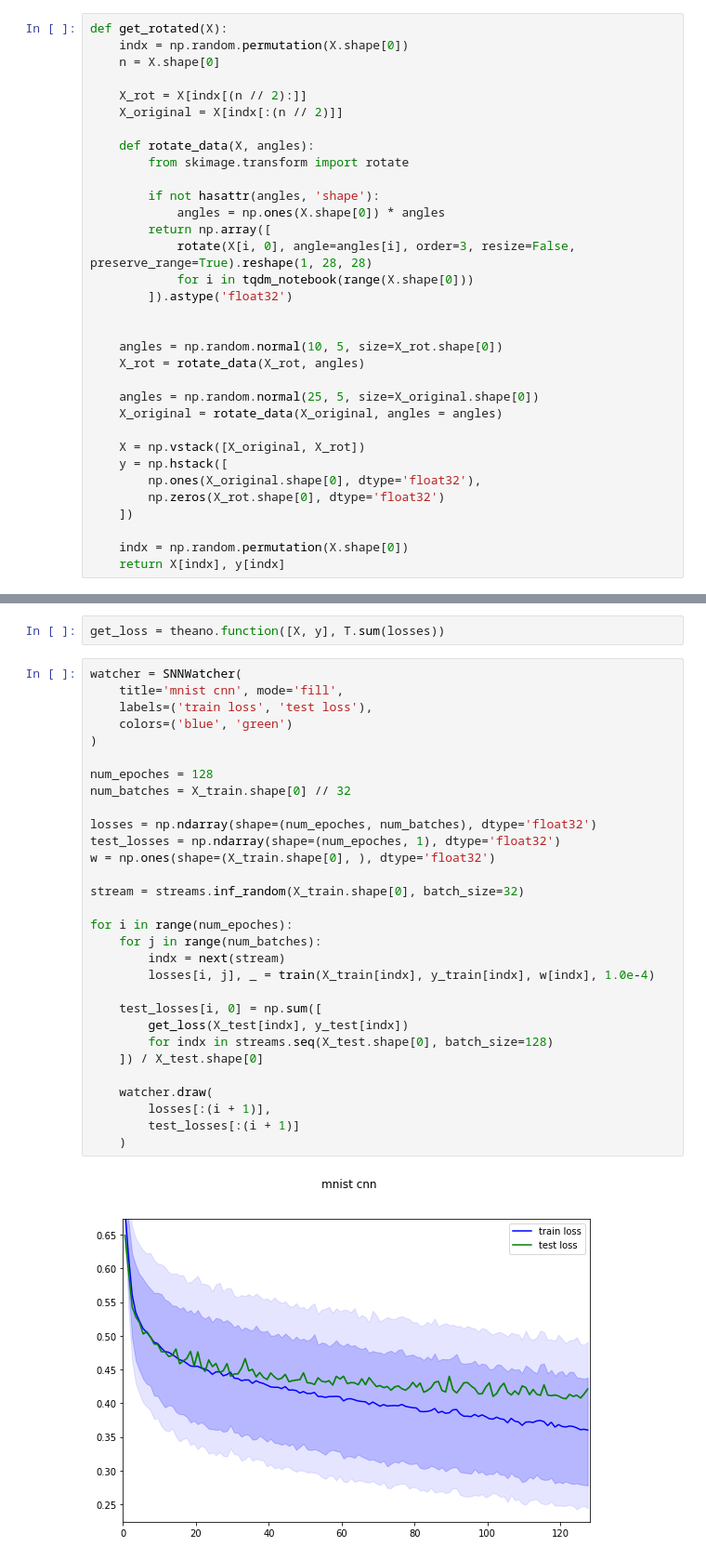
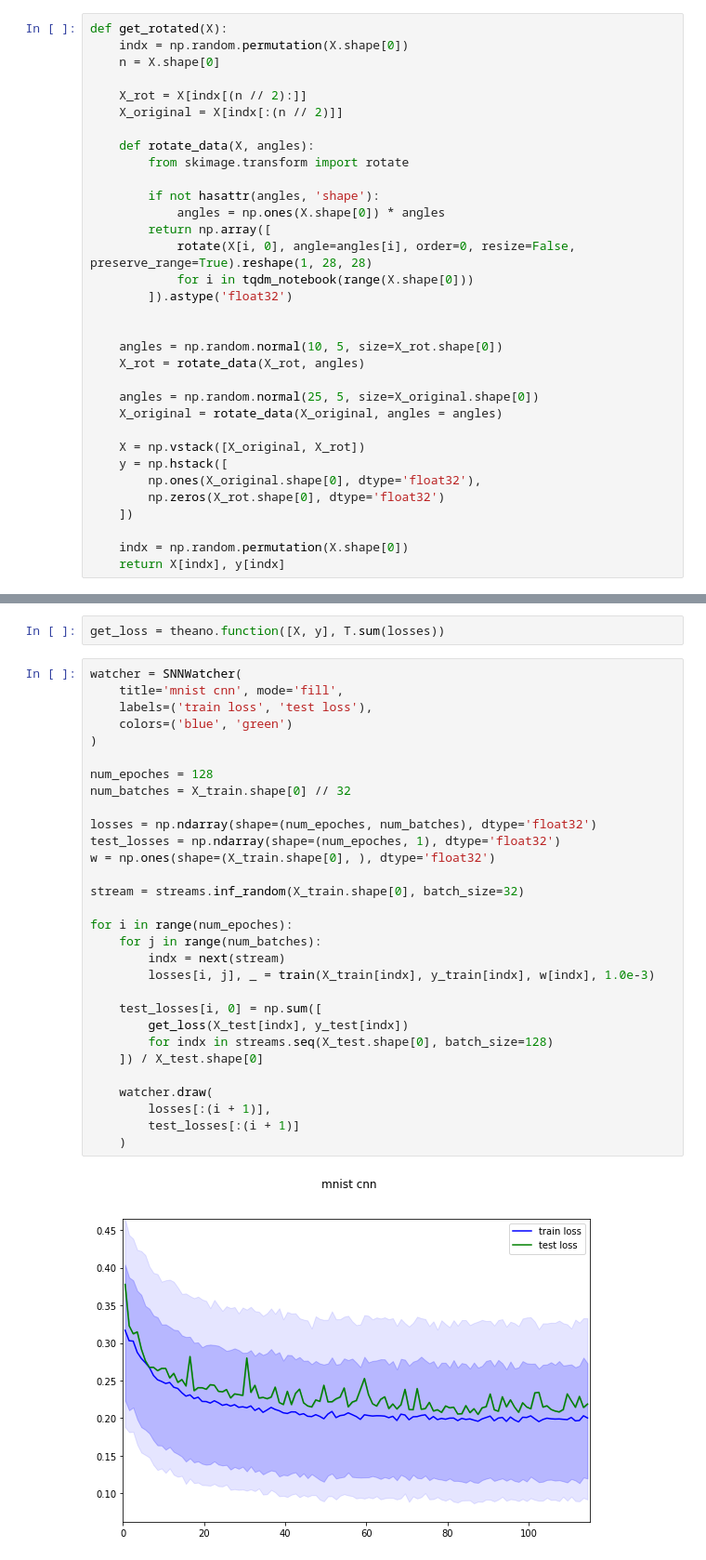
Before and after one commit to HSE-LAMBDA/unlabeled_learning, a Jupyter notebook: MNIST-rotated-CNN.ipynb, the cells around one changed output, grey strips where cells are left out. Shown: that part at 93% size. Cells and saved outputs as stored; diff of their text form.

Commit message:
MNIST order=0

```diff
--- a/MNIST-rotated-CNN.ipynb
+++ b/MNIST-rotated-CNN.ipynb
@@ -35,7 +35,7 @@ def get_rotated(X):
         if not hasattr(angles, 'shape'):
             angles = np.ones(X.shape[0]) * angles
         return np.array([
-            rotate(X[i, 0], angle=angles[i], order=3, resize=False, preserve_range=True).reshape(1, 28, 28)
+            rotate(X[i, 0], angle=angles[i], order=0, resize=False, preserve_range=True).reshape(1, 28, 28)
             for i in tqdm_notebook(range(X.shape[0]))
         ]).astype('float32')
 
@@ -179,32 +179,32 @@ get_loss = theano.function([X, y], T.sum(losses))
 # %%
 watcher = SNNWatcher(
     title='mnist cnn', mode='fill',
     labels=('train loss', 'test loss'),
     colors=('blue', 'green')
 )
 
 num_epoches = 128
 num_batches = X_train.shape[0] // 32
 
 losses = np.ndarray(shape=(num_epoches, num_batches), dtype='float32')
 test_losses = np.ndarray(shape=(num_epoches, 1), dtype='float32')
 w = np.ones(shape=(X_train.shape[0], ), dtype='float32')
 
 stream = streams.inf_random(X_train.shape[0], batch_size=32)
 
 for i in range(num_epoches):
     for j in range(num_batches):
         indx = next(stream)
-        losses[i, j], _ = train(X_train[indx], y_train[indx], w[indx], 1.0e-4)
+        losses[i, j], _ = train(X_train[indx], y_train[indx], w[indx], 1.0e-3)
 
     test_losses[i, 0] = np.sum([
         get_loss(X_test[indx], y_test[indx])
         for indx in streams.seq(X_test.shape[0], batch_size=128)
     ]) / X_test.shape[0]
 
     watcher.draw(
         losses[:(i + 1)],
         test_losses[:(i + 1)]
     )
 # %% [output]
-[figure, old version]
+[figure, new version]
```
Also changed, not shown: parts of 7 cells of this notebook.
